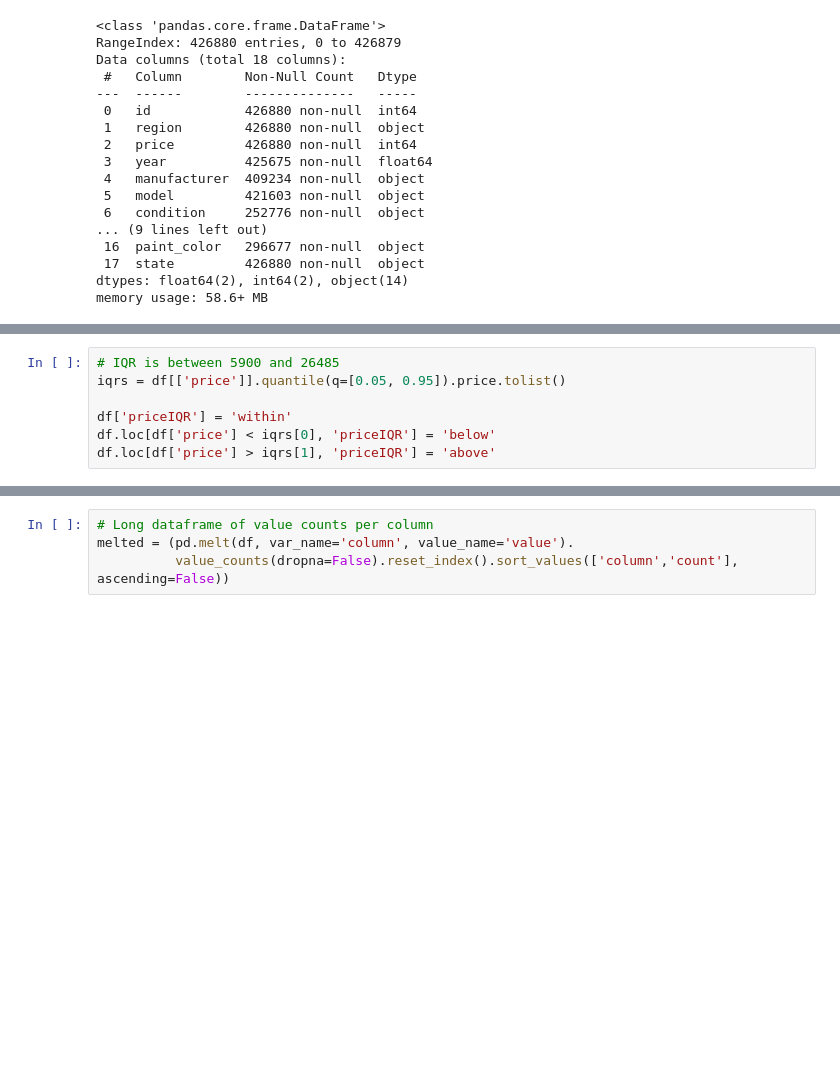
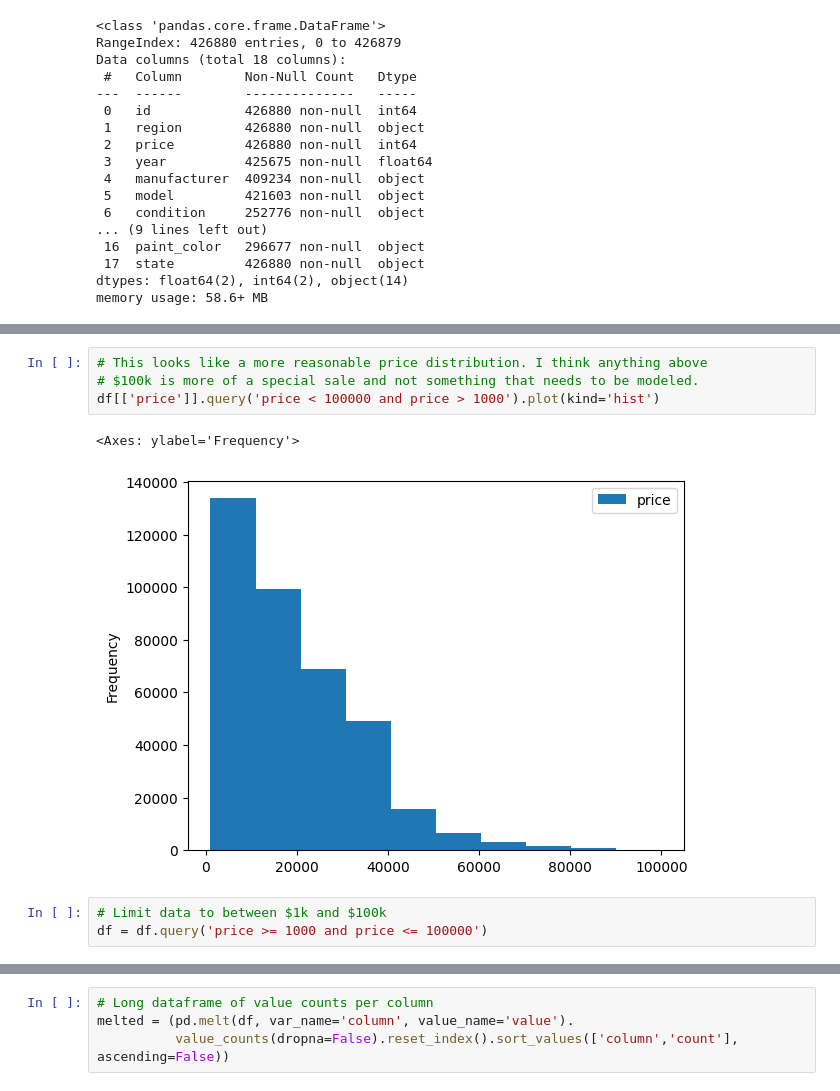
Before and after one commit to Raesu/pcmlai, a Jupyter notebook: Module 11/prompt_II.ipynb, the cells around one changed output, grey strips where cells are left out. Cells and saved outputs as stored; diff of their text form; blank space fills up the shorter version.

```diff
--- a/Module 11/prompt_II.ipynb
+++ b/Module 11/prompt_II.ipynb
@@ -78,7 +84,0 @@ df[['price']].plot(kind='hist')
-# %%
-# IQR is between 5900 and 26485
-iqrs = df[['price']].quantile(q=[0.05, 0.95]).price.tolist()
-
-df['priceIQR'] = 'within'
-df.loc[df['price'] < iqrs[0], 'priceIQR'] = 'below'
-df.loc[df['price'] > iqrs[1], 'priceIQR'] = 'above'
@@ -112,3 +107,13 @@ Name: price, Length: 426880, dtype: int64
+# %%
+# This looks like a more reasonable price distribution. I think anything above
+# $100k is more of a special sale and not something that needs to be modeled.
+df[['price']].query('price < 100000 and price > 1000').plot(kind='hist')
+# %% [output]
+<Axes: ylabel='Frequency'>
+[figure, added]
+# %%
+# Limit data to between $1k and $100k
+df = df.query('price >= 1000 and price <= 100000')
 # %%
 # Column % missing values
 # Quite a few columns are over 20% null. For the others maybe we can drop rows
```
Also changed, not shown: parts of 16 cells of this notebook.
